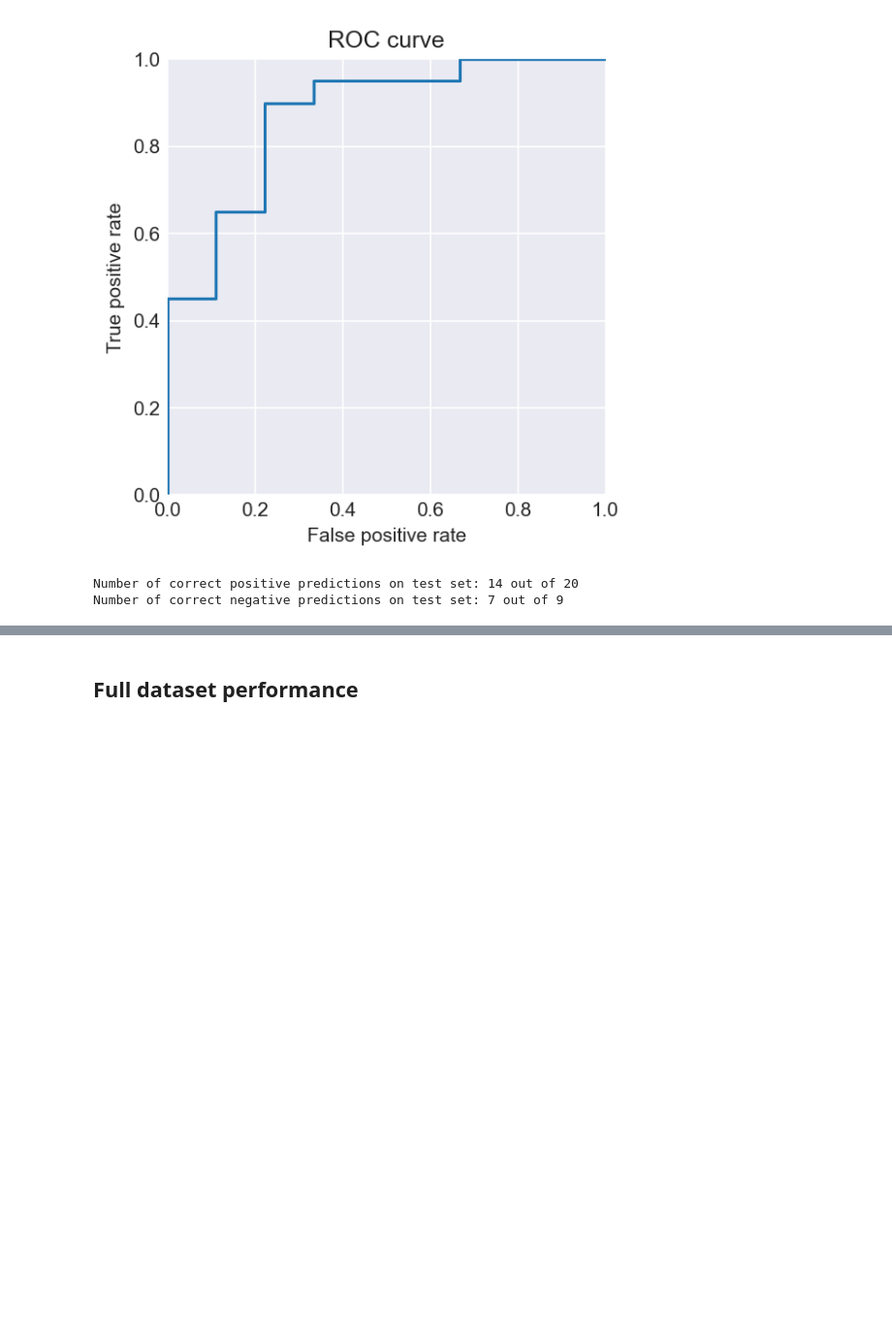
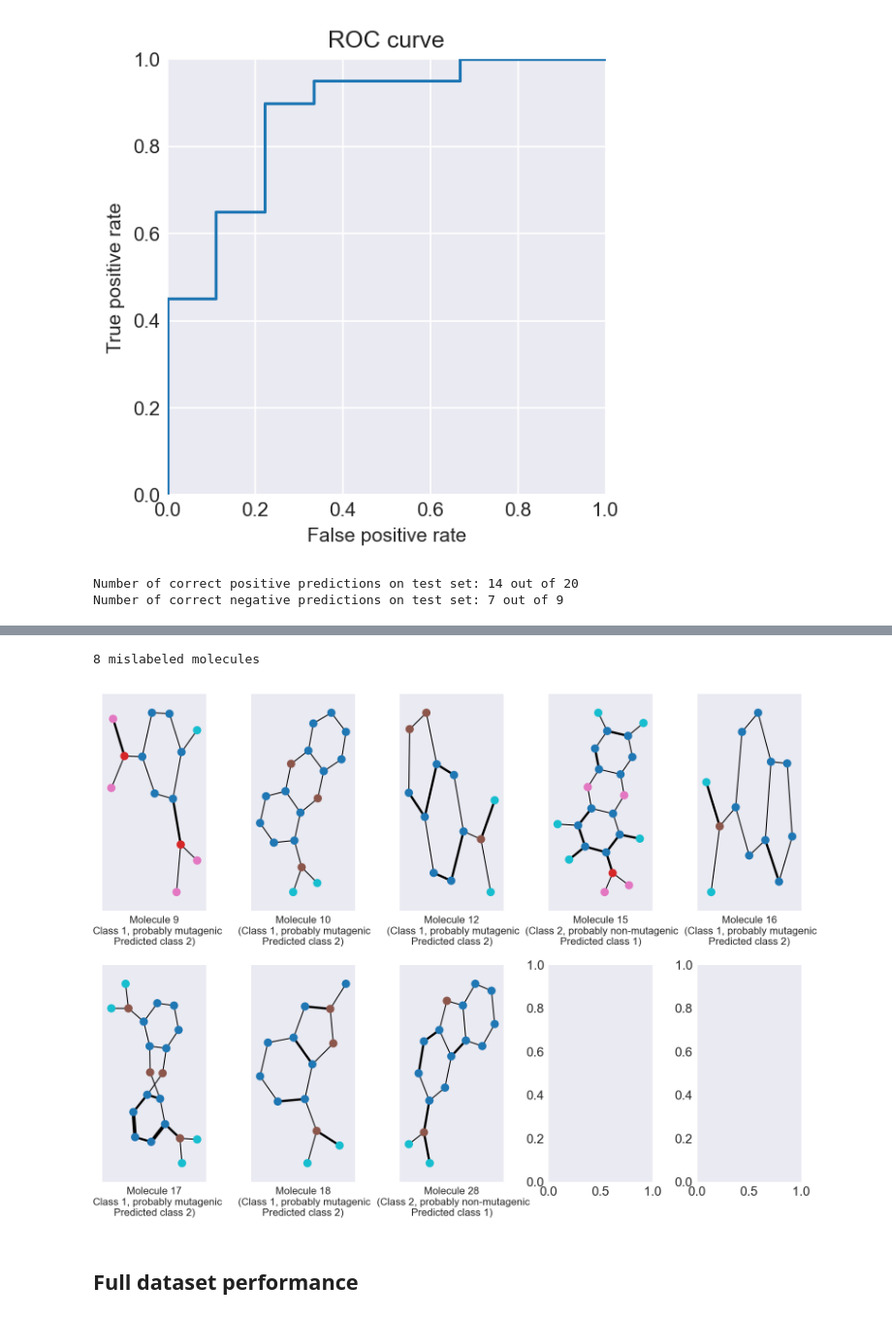
Before and after one commit to C-Achard/DeepLearningBiomedicine-Homework2, a Jupyter notebook: _sources/rendered_notebooks/AttentionGCN.ipynb, the cells around one changed output, grey strips where cells are left out. Shown at 97% size. Drawn from its saved outputs; the diff is of its cells as text; code cells hidden in the pictures; blank space fills up the shorter version.

```diff
--- a/_sources/rendered_notebooks/AttentionGCN.ipynb
+++ b/_sources/rendered_notebooks/AttentionGCN.ipynb
@@ -195,3 +187,22 @@ Number of correct negative predictions on test set: 7 out of 9
+# %%
+mislabeled = utils.find_mislabeled_molecules(preds, ys.numpy().astype(int))
+print(f"{len(mislabeled)} mislabeled molecules")
+mols = []
+for id_mol in mislabeled:
+    mols.append(dataloaders[2].dataset[id_mol])
+
+thresh_preds = np.where(preds > 0.5, 1, 0)[mislabeled]
+utils.draw_molecule_from_dict(
+    mols[:10],
+    preds=thresh_preds,
+    mol_ids=mislabeled,
+    n_cols=5,
+    n_rows=2,
+    figsize=(8, 6),
+)
+# %% [output]
+8 mislabeled molecules
+[figure, added]
 # %% [markdown]
 ## Full dataset performance
 # %%
```
Also changed, not shown: parts of 8 cells of this notebook, 19 other files.
